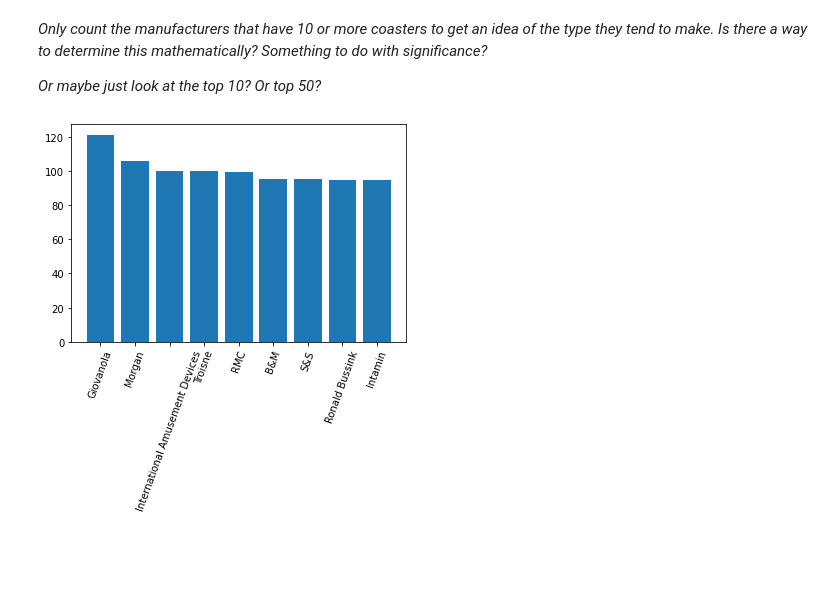
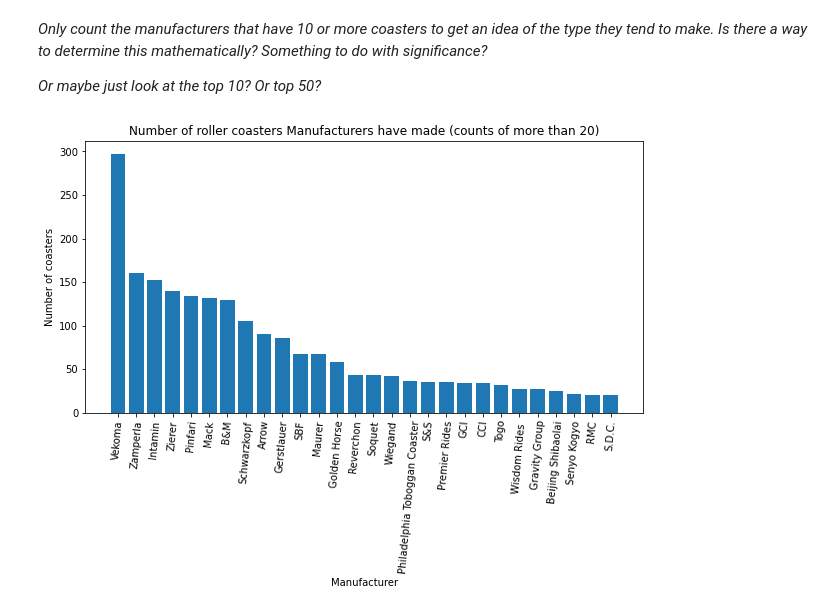
Before and after one commit to data-becki/Matplotlib-Challenge-Projects, a Jupyter notebook: Matplotlib Challenge Projects/Roller Coaster.ipynb, the cells around one changed output. Saved outputs shown, nothing was run; the diff lists cells and outputs as text; code cells hidden in the pictures; blank space fills up the shorter version.

```diff
--- a/Matplotlib Challenge Projects/Roller Coaster.ipynb
+++ b/Matplotlib Challenge Projects/Roller Coaster.ipynb
@@ -629,17 +629,40 @@ Name: manufacturer, dtype: int64
 # %%
 # plot x=manufacturer, y=speed, height, seating type, inversions
 # use mean for speed and height
 # use value_counts for seating type and inversions
-# write function to iterate through each unique value of manufacturer where value_count of manufacturer
-# is 50 or greater.
+# write function to iterate through each unique value of manufacturer where value_count of
+# manufacturer is 50 or greater.
 
 # starting code:
-manufacturer_sphsi = coaster_data.groupby("manufacturer").speed.mean().reset_index()
-manufacturer_sphsi = manufacturer_sphsi.sort_values(by = "speed", ascending=False).reset_index(drop=True)
+# manufacturer_speed = coaster_data.groupby("manufacturer").speed.mean().reset_index()
+# manufacturer_speed = manufacturer_speed.sort_values(by = "speed", ascending=False).reset_index(drop=True)
 
-top_10 = manufacturer_sphsi[:9]
-plt.bar(top_10['manufacturer'], top_10['speed'])
-plt.xticks(rotation = 70)
+# top_10 = manufacturer_speed[:9]
+# plt.bar(top_10['manufacturer'], top_10['speed'])
+# plt.xticks(rotation = 70)
+# plt.show()
+
+# if coaster_data['manufacturer'].value_counts(dropna=True) >=50:
+#     manufacturer_speed = coaster_data.groupby('manufacturer').speed.mean().reset_index()
+#     manufacturer_speed = manufacturer_speed.sort_values(by = 'speed', ascending=False).reset_index(drop=True)
+#     plt.bar(manufacturer_speed['manufacturer'], manufacturer_speed['speed'])
+#     plt.xticks(rotation = 65)
+#     plt.show()
+
+# coasterdata_vcounts = coaster_data['manufacturer'].value_counts().to_frame()
+# value_counts = coaster_data['manufacturer'].value_counts()
+
+made_20_or_more = coaster_data['manufacturer'].value_counts().loc[lambda x : x>=20].to_frame().reset_index()
+made_20_or_more.columns = ['manufacturer', 'counts'] # change column names
+made_20_or_more
+
+plt.figure(figsize=(10, 5))
+plt.bar(made_20_or_more['manufacturer'], made_20_or_more['counts'])
+plt.xticks(rotation = 85)
+plt.title('Number of roller coasters Manufacturers have made (counts of more than 20)')
+plt.ylabel('Number of coasters')
+plt.xlabel('Manufacturer')
 plt.show()
+# print(man
 # %% [output]
-[figure, old version]
+[figure, new version]
```
Also changed, not shown: parts of 23 cells of this notebook.
